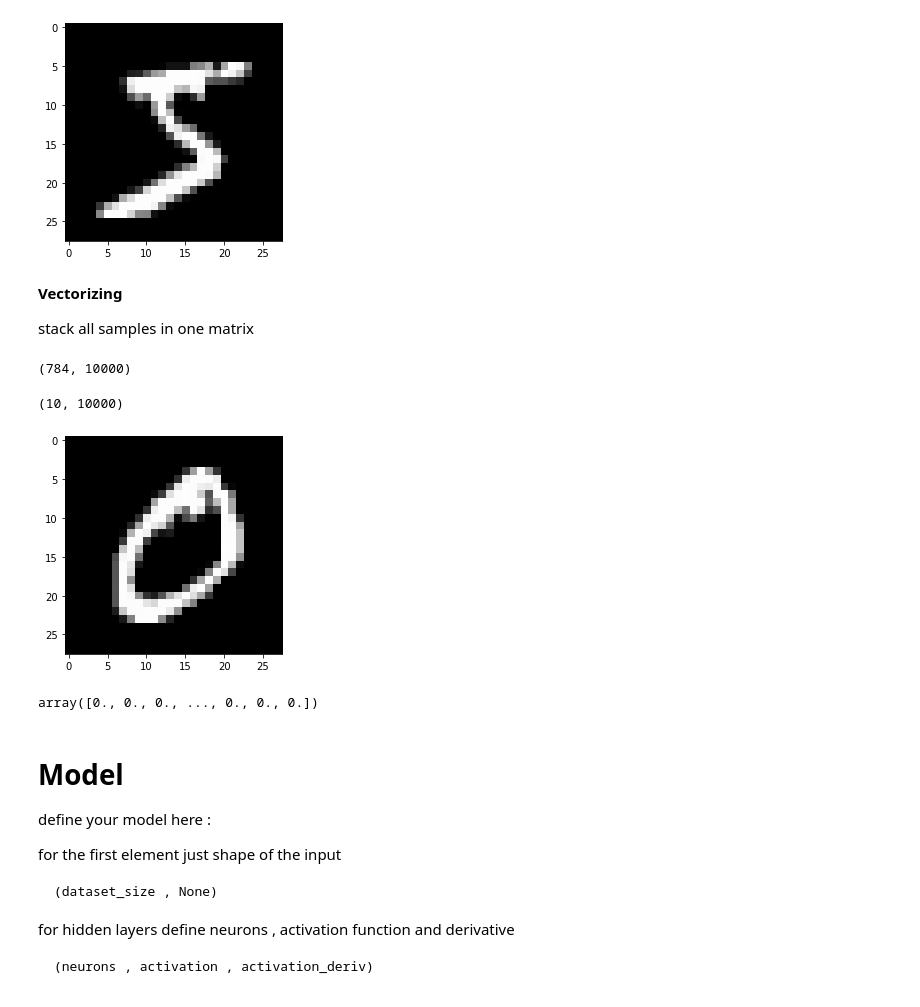
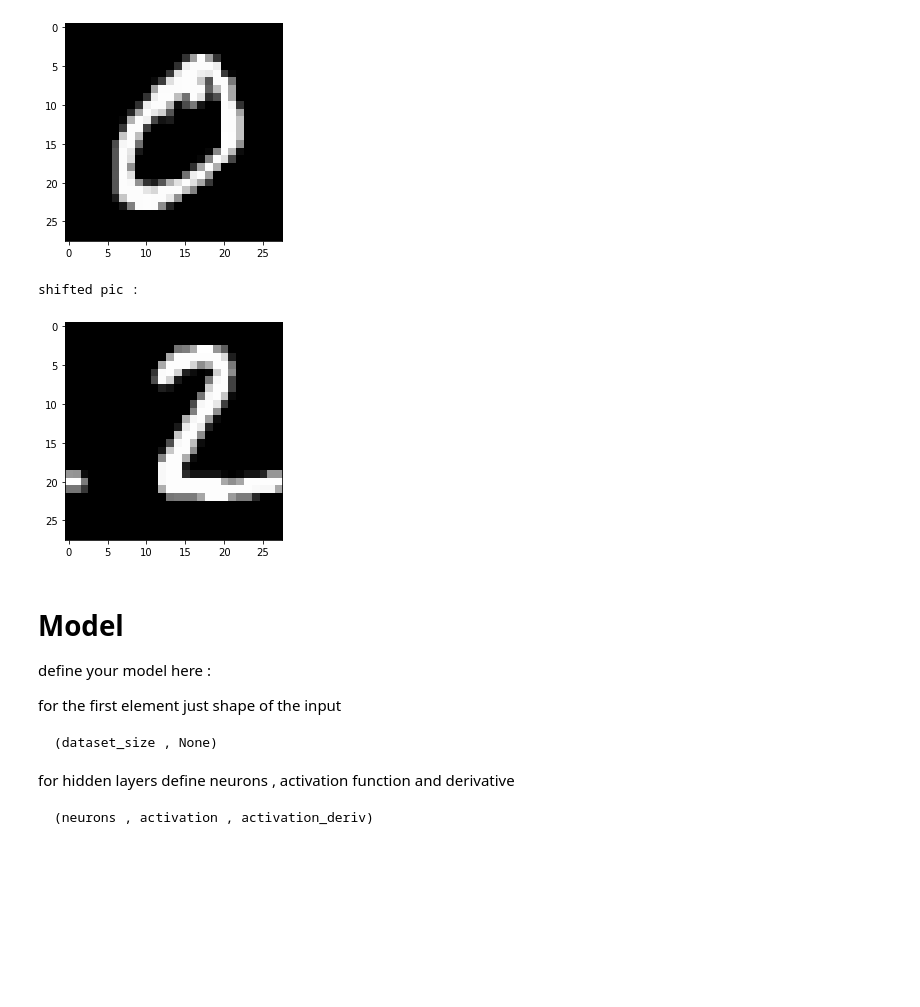
Before and after one commit to AlirezaAK2000/digit_recognizer, a Jupyter notebook: AI_First_Project.ipynb, the cells around one changed output. Saved outputs shown, nothing was run; the diff lists cells and outputs as text; code cells hidden in the pictures; blank space fills up the shorter version.

Commit message:
shifted data tested

```diff
--- a/AI_First_Project.ipynb
+++ b/AI_First_Project.ipynb
@@ -55,34 +79,15 @@ for n in range(num_of_test_images):
-# %%
-# Plotting an image
-show_image(train_set[0][0])
-plt.show()
-# %% [output]
-[figure, removed]
-# %% [markdown]
-**Vectorizing**
-
-stack all samples in one matrix
-# %%
-train_set_x_v = np.transpose(np.squeeze(np.array([rec[0] for rec in train_set])))
-train_set_x_v.shape
-test_set_x_v = np.transpose(np.squeeze(np.array([rec[0] for rec in test_set])))
-test_set_x_v.shape
-# %% [output]
-(784, 10000)
-# %%
-train_set_y_v = np.transpose(np.squeeze(np.array([rec[1] for rec in train_set])))
-train_set_y_v.shape
-test_set_y_v = np.transpose(np.squeeze(np.array([rec[1] for rec in test_set])))
-test_set_y_v.shape
-# %% [output]
-(10, 10000)
-# %%
-show_image(np.transpose(train_set_x_v[:,1]))
-plt.show()
-train_set_y_v[1]
-# %% [output]
-[figure, removed]
-array([0., 0., 0., ..., 0., 0., 0.])
+# %%
+train_set_x_v , test_set_x_v , train_set_y_v , test_set_y_v , shifted_test_set_x_v= read_data()
+show_image(np.transpose(train_set_x_v[:,1]))
+plt.show()
+# corrupted
+print('\nshifted pic :\n')
+show_image(np.transpose(shifted_test_set_x_v[:,1]))
+plt.show()
+# %% [output]
+[figure, added]
+shifted pic :
+[figure, added]
 # %%
 def sigmoid(A):
   return 1/(1+np.exp(-1 * A))
```
Also changed, not shown: parts of 7 cells of this notebook.
